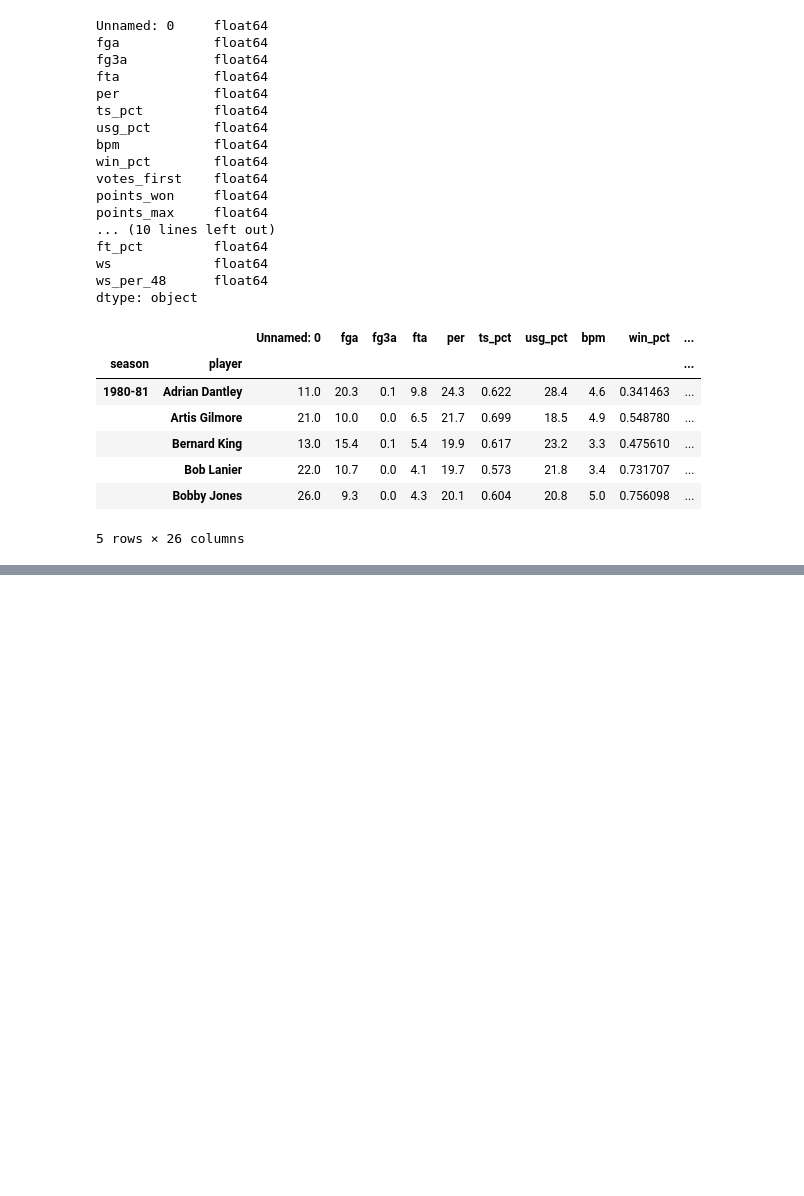
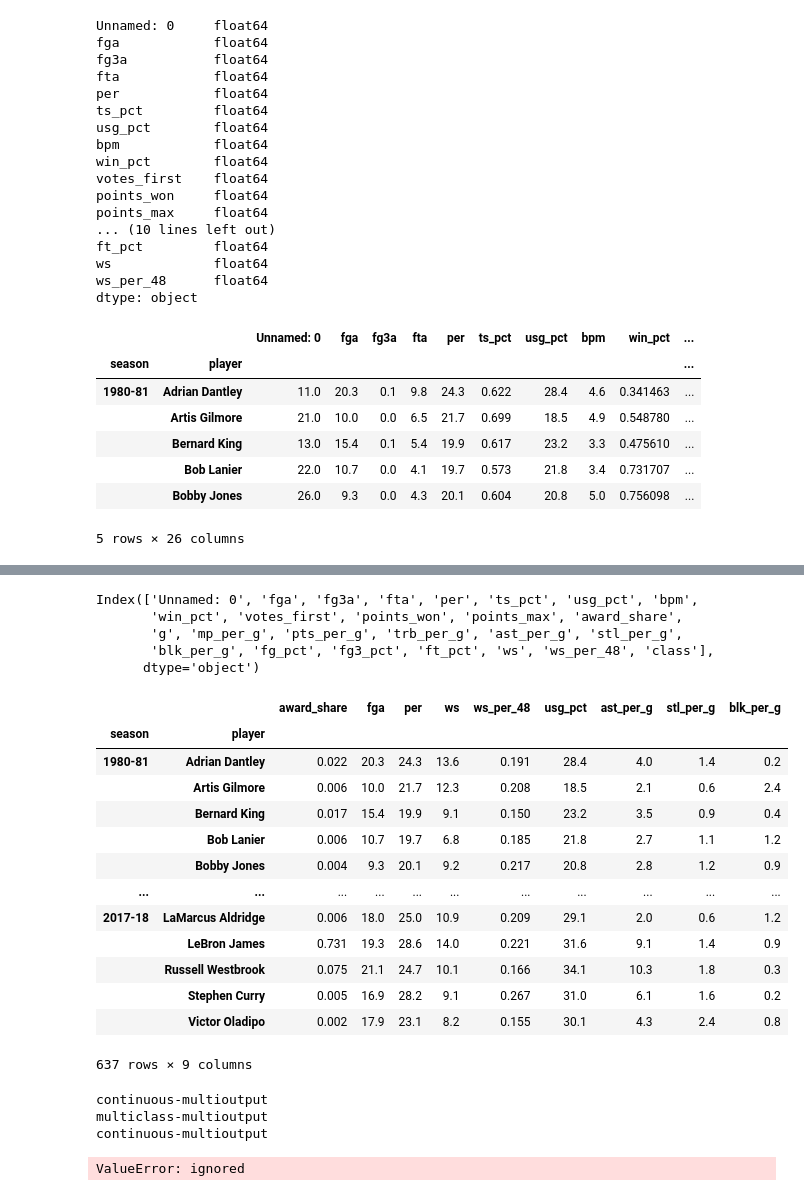
Before and after one commit to mrneuenschwander/Bootcamp-Final-Project, a Jupyter notebook: jupyter/NN_Bootcamp_Challenge.ipynb, the cells around one changed output, grey strips where cells are left out. Drawn from its saved outputs; the diff is of its cells as text; code cells hidden in the pictures; blank space fills up the shorter version.

Commit message:
Broken models

```diff
--- a/jupyter/NN_Bootcamp_Challenge.ipynb
+++ b/jupyter/NN_Bootcamp_Challenge.ipynb
@@ -15,8 +18,8 @@ from sklearn.cluster import KMeans
 import plotly.express as px
 import matplotlib.pyplot as plt
 # %%
-mvp = pd.read_csv("../resources/mvp_votings.csv")
-nba_df = pd.read_csv("../resources/nba_info.csv")
+mvp = pd.read_csv("mvp_votings.csv")
+nba_df = pd.read_csv("nba_info.csv")
 mvp["award_share"]
 # %% [output]
 0      0.658
@@ -121,7 +124,7 @@ def get_clusters(k, data) :
   data["class"] = model.labels_
   return data
 # %%
-two_clusters = get_clusters(2, mvp_groupedII)
+two_clusters = get_clusters(6, mvp_groupedII)
 two_clusters.head()
 # %% [output]
 |  |  | Unnamed: 0 | fga | fg3a | fta | per | ts_pct | usg_pct | bpm | win_pct | ... |
@@ -156,0 +230,27 @@ two_clusters["class"].to_csv("class.csv")
+# %%
+two_clusters.columns
+# %% [output]
+Index(['Unnamed: 0', 'fga', 'fg3a', 'fta', 'per', 'ts_pct', 'usg_pct', 'bpm',
+       'win_pct', 'votes_first', 'points_won', 'points_max', 'award_share',
+       'g', 'mp_per_g', 'pts_per_g', 'trb_per_g', 'ast_per_g', 'stl_per_g',
+       'blk_per_g', 'fg_pct', 'fg3_pct', 'ft_pct', 'ws', 'ws_per_48', 'class'],
+      dtype='object')
+# %%
+research_df = two_clusters[["award_share", "fga", "per", "ws", "ws_per_48", "usg_pct","ast_per_g", "stl_per_g",
+       "blk_per_g"]]
+research_df
+# %% [output]
+|  |  | award_share | fga | per | ws | ws_per_48 | usg_pct | ast_per_g | stl_per_g | blk_per_g |
+| season | player |  |  |  |  |  |  |  |  |  |
+| 1980-81 | Adrian Dantley | 0.022 | 20.3 | 24.3 | 13.6 | 0.191 | 28.4 | 4.0 | 1.4 | 0.2 |
+|  | Artis Gilmore | 0.006 | 10.0 | 21.7 | 12.3 | 0.208 | 18.5 | 2.1 | 0.6 | 2.4 |
+|  | Bernard King | 0.017 | 15.4 | 19.9 | 9.1 | 0.150 | 23.2 | 3.5 | 0.9 | 0.4 |
+|  | Bob Lanier | 0.006 | 10.7 | 19.7 | 6.8 | 0.185 | 21.8 | 2.7 | 1.1 | 1.2 |
+|  | Bobby Jones | 0.004 | 9.3 | 20.1 | 9.2 | 0.217 | 20.8 | 2.8 | 1.2 | 0.9 |
+| ... | ... | ... | ... | ... | ... | ... | ... | ... | ... | ... |
+| 2017-18 | LaMarcus Aldridge | 0.006 | 18.0 | 25.0 | 10.9 | 0.209 | 29.1 | 2.0 | 0.6 | 1.2 |
+|  | LeBron James | 0.731 | 19.3 | 28.6 | 14.0 | 0.221 | 31.6 | 9.1 | 1.4 | 0.9 |
+|  | Russell Westbrook | 0.075 | 21.1 | 24.7 | 10.1 | 0.166 | 34.1 | 10.3 | 1.8 | 0.3 |
+|  | Stephen Curry | 0.005 | 16.9 | 28.2 | 9.1 | 0.267 | 31.0 | 6.1 | 1.6 | 0.2 |
+|  | Victor Oladipo | 0.002 | 17.9 | 23.1 | 8.2 | 0.155 | 30.1 | 4.3 | 2.4 | 0.8 |
+637 rows × 9 columns
@@ -156,0 +277,24 @@ two_clusters["class"].to_csv("class.csv")
+# %%
+enc = preprocessing.LabelEncoder()
+encoded = enc.fit_transform(y_train)
+print(utils.multiclass.type_of_target(research_df))
+
+print(utils.multiclass.type_of_target(research_df.astype('int')))
+
+print(utils.multiclass.type_of_target(research_df))
+# %% [output]
+continuous-multioutput
+multiclass-multioutput
+continuous-multioutput
+# %%
+# Create a random forest classifier.
+rf_model = RandomForestClassifier(n_estimators=128, random_state=78)
+
+# Fitting the model
+rf_model = rf_model.fit(X_train_scaled, y_train)
+
+# Evaluate the model
+y_pred = rf_model.predict(X_test_scaled)
+print(f" Random forest predictive accuracy: {accuracy_score(y_test,y_pred):.3f}")
+# %% [output]
+ValueError: ignored
```
Also changed, not shown: parts of 15 cells of this notebook.
